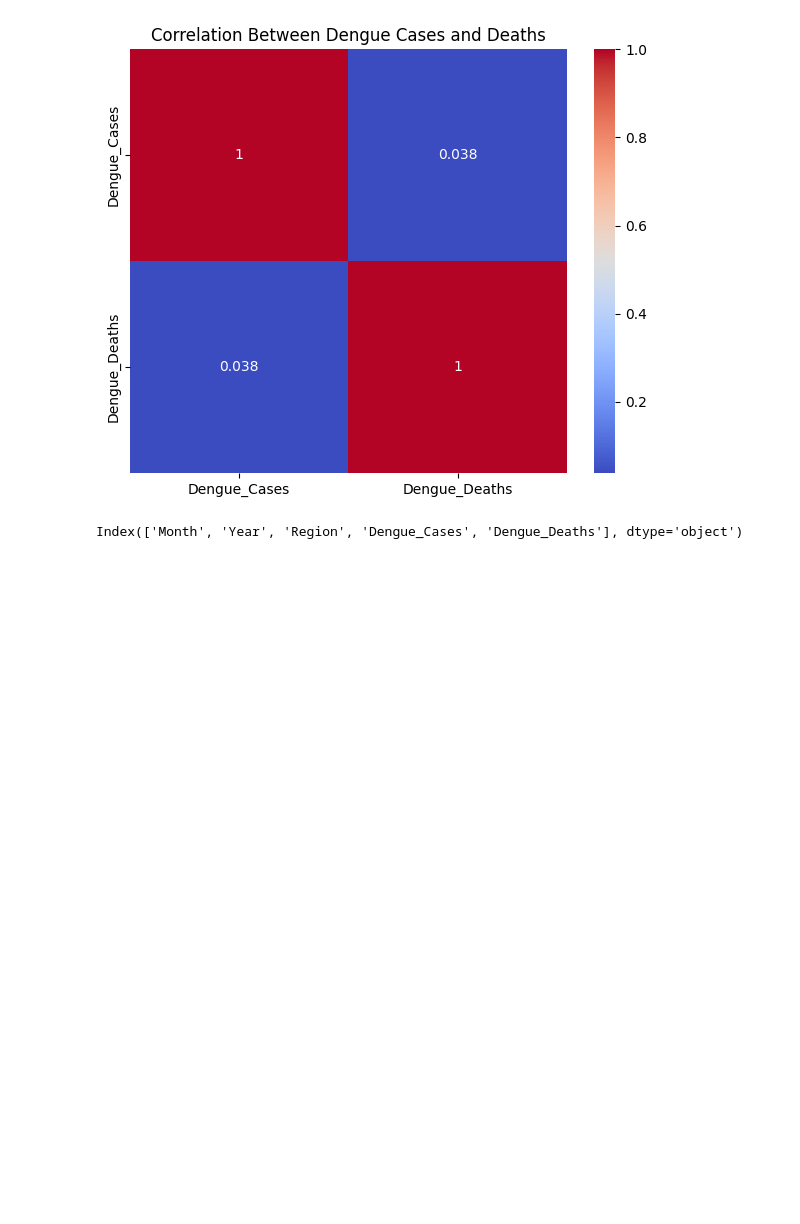
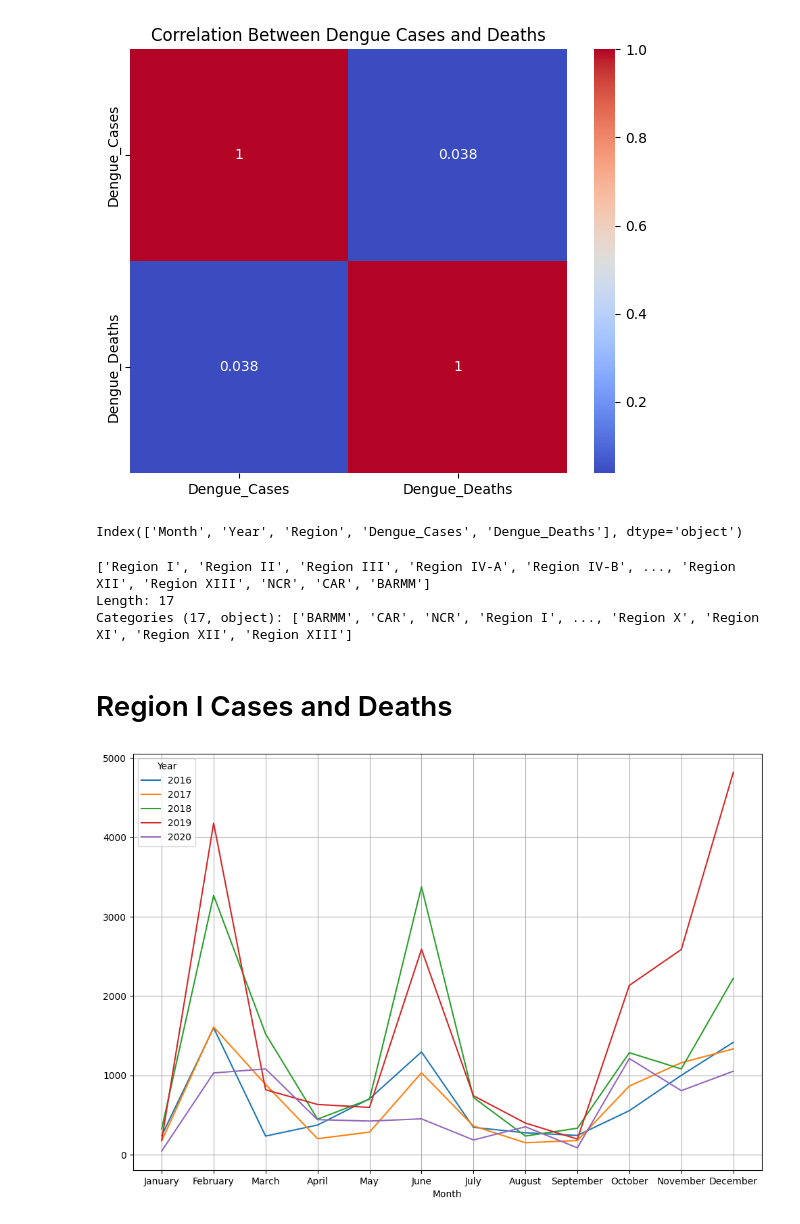
Before and after one commit to akagail/ITD-3B, a Jupyter notebook: activity5.ipynb, the cells around one changed output. Cells and saved outputs as stored; diff of their text form; code cells hidden in the pictures; blank space fills up the shorter version.

```diff
--- a/activity5.ipynb
+++ b/activity5.ipynb
@@ -425,3 +425,42 @@ plt.show()
 dengue.columns
 # %% [output]
 Index(['Month', 'Year', 'Region', 'Dengue_Cases', 'Dengue_Deaths'], dtype='object')
+# %%
+dengue['Region'].unique()
+# %% [output]
+['Region I', 'Region II', 'Region III', 'Region IV-A', 'Region IV-B', ..., 'Region XII', 'Region XIII', 'NCR', 'CAR', 'BARMM']
+Length: 17
+Categories (17, object): ['BARMM', 'CAR', 'NCR', 'Region I', ..., 'Region X', 'Region XI', 'Region XII', 'Region XIII']
+# %%
+dengue_I = dengue[dengue['Region'] == "Region I"]
+dengue_II = dengue[dengue['Region'] == "Region II"]
+dengue_III = dengue[dengue['Region'] == "Region III"]
+dengue_IVA = dengue[dengue['Region'] == "Region IV-A"]
+dengue_IVB = dengue[dengue['Region'] == "Region IV-B"]
+dengue_V = dengue[dengue['Region'] == "Region V"]
+dengue_VI = dengue[dengue['Region'] == "Region VI"]
+dengue_VII = dengue[dengue['Region'] == "Region VII"]
+dengue_VIII = dengue[dengue['Region'] == "Region VIII"]
+dengue_IX = dengue[dengue['Region'] == "Region IX"]
+dengue_X = dengue[dengue['Region'] == "Region X"]
+dengue_XI = dengue[dengue['Region'] == "Region XI"]
+dengue_XII = dengue[dengue['Region'] == "Region XII"]
+dengue_XIII = dengue[dengue['Region'] == "Region XIII"]
+dengue_NCR = dengue[dengue['Region'] == "NCR"]
+dengue_CAR = dengue[dengue['Region'] == "CAR"]
+dengue_BARMM = dengue[dengue['Region'] == "BARMM"]
+# %% [markdown]
+<h1>Region I Cases and Deaths</h1>
+# %%
+month_order = ['January', 'February', 'March', 'April', 'May', 'June', 'July', 'August', 'September', 'October', 'November', 'December']
+dengue['Month'] = pd.Categorical(dengue['Month'], categories=month_order, ordered=True)
+
+monthly_cases = dengue_I.groupby(['Month', 'Year'])["Dengue_Cases"].sum()
+
+monthly_cases.unstack().plot(kind='line')
+plt.gcf().set_size_inches(12,8)
+plt.grid(True)
+plt.xticks(range(0,12), month_order)
+plt.show()
+# %% [output]
+[figure, added]
```
Also changed, not shown: parts of 26 cells of this notebook.
